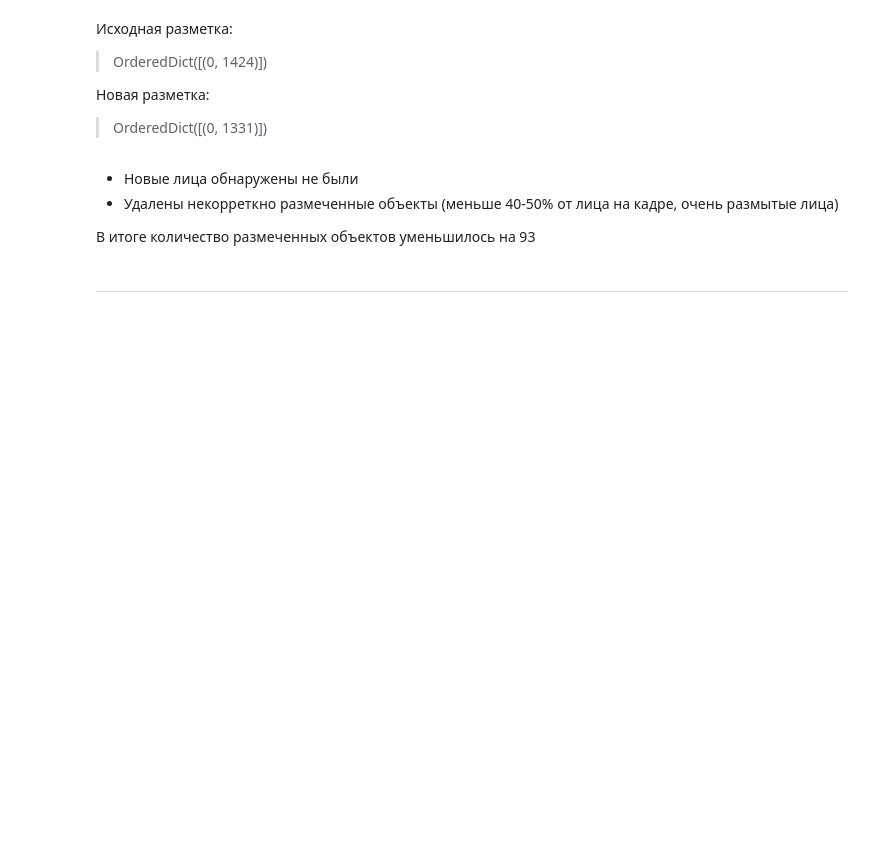
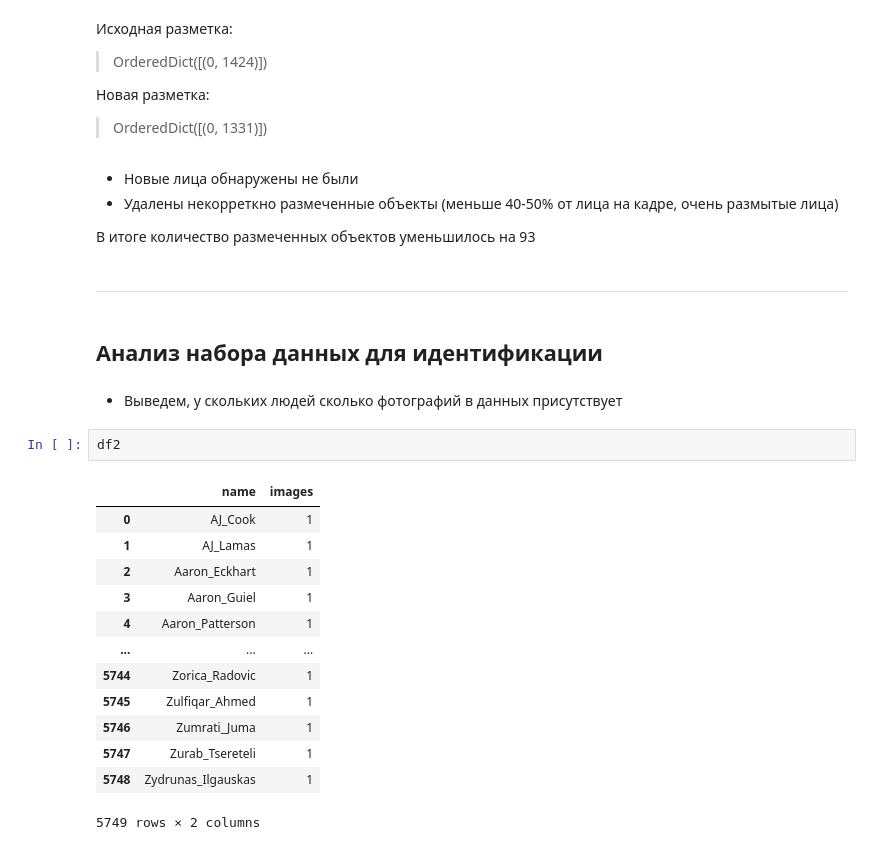
Before and after one commit to sollltit/hw-face-rec-and-id, a Jupyter notebook: Report_M1.ipynb, the cells around one changed output. Saved outputs shown, nothing was run; the diff lists cells and outputs as text; blank space fills up the shorter version.

```diff
--- a/Report_M1.ipynb
+++ b/Report_M1.ipynb
@@ -172,3 +172,23 @@ ________________________________________________________________________________
 В итоге количество размеченных объектов уменьшилось на 93
 # %% [markdown]
 ____________________________________________________________________________________________________________________________________________________
+# %% [markdown]
+## Анализ набора данных для идентификации
+# %% [markdown]
+* Выведем, у скольких людей сколько фотографий в данных присутствует
+# %%
+df2
+# %% [output]
+|  | name | images |
+| 0 | AJ_Cook | 1 |
+| 1 | AJ_Lamas | 1 |
+| 2 | Aaron_Eckhart | 1 |
+| 3 | Aaron_Guiel | 1 |
+| 4 | Aaron_Patterson | 1 |
+| ... | ... | ... |
+| 5744 | Zorica_Radovic | 1 |
+| 5745 | Zulfiqar_Ahmed | 1 |
+| 5746 | Zumrati_Juma | 1 |
+| 5747 | Zurab_Tsereteli | 1 |
+| 5748 | Zydrunas_Ilgauskas | 1 |
+5749 rows × 2 columns
```
Also changed, not shown: parts of 2 cells of this notebook.
